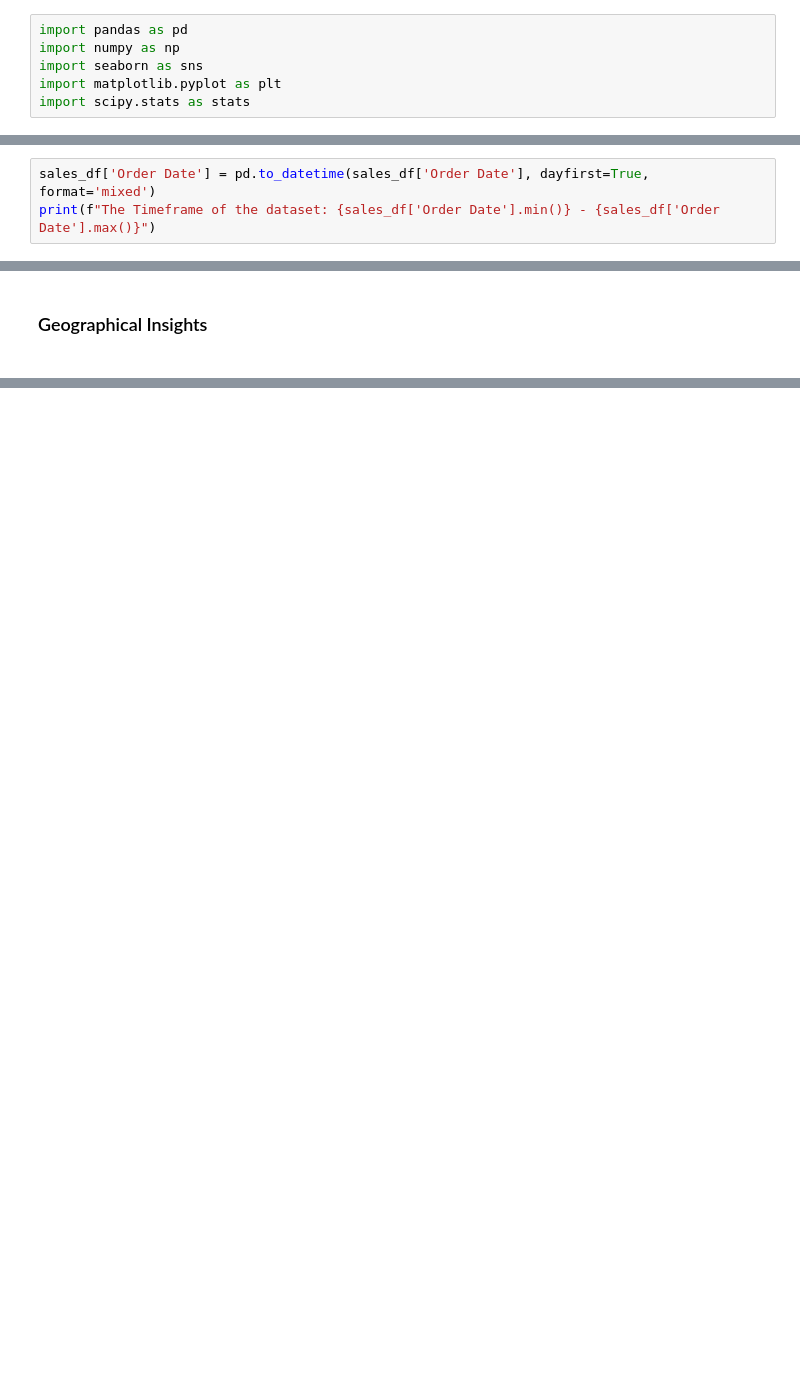
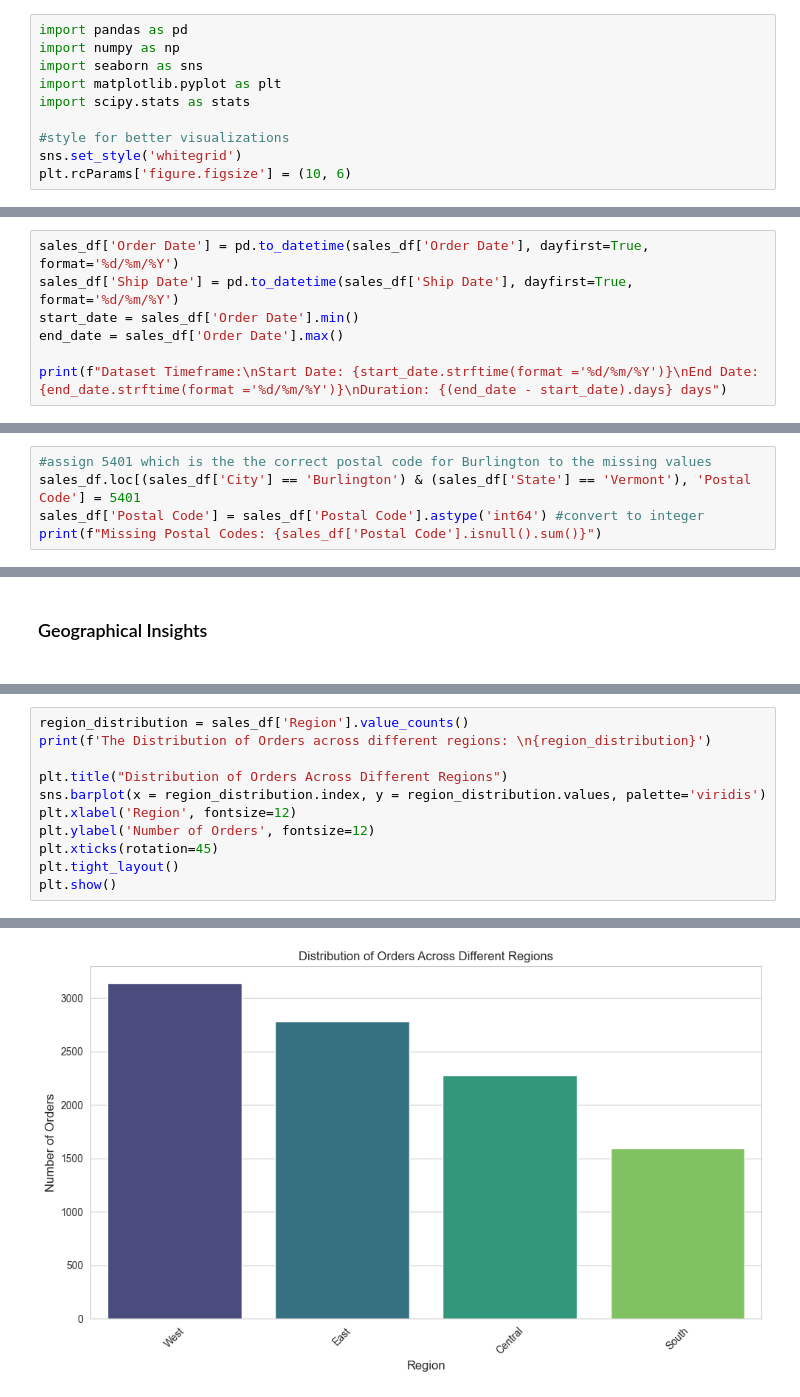
Before and after one commit to Olamieee/Poshem-project-1, a Jupyter notebook: poshem_business_school_sales.ipynb, the cells around one changed output, grey strips where cells are left out. Cells and saved outputs as stored; diff of their text form; blank space fills up the shorter version.

```diff
--- a/poshem_business_school_sales.ipynb
+++ b/poshem_business_school_sales.ipynb
@@ -6,6 +6,10 @@ import numpy as np
 import seaborn as sns
 import matplotlib.pyplot as plt
 import scipy.stats as stats
+
+#style for better visualizations
+sns.set_style('whitegrid')
+plt.rcParams['figure.figsize'] = (10, 6)
 # %%
 sales_df = pd.read_csv("poshem_business_school_sales.csv")
 sales_df.head()
@@ -23,3 +26,0 @@ sales_df.head()
-# %%
-sales_df['Order Date'] = pd.to_datetime(sales_df['Order Date'], dayfirst=True, format='mixed')
-print(f"The Timeframe of the dataset: {sales_df['Order Date'].min()} - {sales_df['Order Date'].max()}")
@@ -27,0 +27,7 @@ The Timeframe of the dataset: 2015-01-03 00:00:00 - 2018-12-30 00:00:00
+# %%
+sales_df['Order Date'] = pd.to_datetime(sales_df['Order Date'], dayfirst=True, format='%d/%m/%Y')
+sales_df['Ship Date'] = pd.to_datetime(sales_df['Ship Date'], dayfirst=True, format='%d/%m/%Y')
+start_date = sales_df['Order Date'].min()
+end_date = sales_df['Order Date'].max()
+
+print(f"Dataset Timeframe:\nStart Date: {start_date.strftime(format ='%d/%m/%Y')}\nEnd Date: {end_date.strftime(format ='%d/%m/%Y')}\nDuration: {(end_date - start_date).days} days")
@@ -76,0 +60,5 @@ missing
+# %%
+#assign 5401 which is the the correct postal code for Burlington to the missing values
+sales_df.loc[(sales_df['City'] == 'Burlington') & (sales_df['State'] == 'Vermont'), 'Postal Code'] = 5401
+sales_df['Postal Code'] = sales_df['Postal Code'].astype('int64') #convert to integer
+print(f"Missing Postal Codes: {sales_df['Postal Code'].isnull().sum()}")
@@ -149,0 +150,12 @@ cities = sales_df['City'].values
+# %%
+region_distribution = sales_df['Region'].value_counts()
+print(f'The Distribution of Orders across different regions: \n{region_distribution}')
+
+plt.title("Distribution of Orders Across Different Regions")
+sns.barplot(x = region_distribution.index, y = region_distribution.values, palette='viridis')
+plt.xlabel('Region', fontsize=12)
+plt.ylabel('Number of Orders', fontsize=12)
+plt.xticks(rotation=45)
+plt.tight_layout()
+plt.show()
+# %% [output]
@@ -150 +172,2 @@ cities = sales_df['City'].values
+[figure, added]
 # %% [markdown]
```
Also changed, not shown: parts of 60 cells of this notebook.
